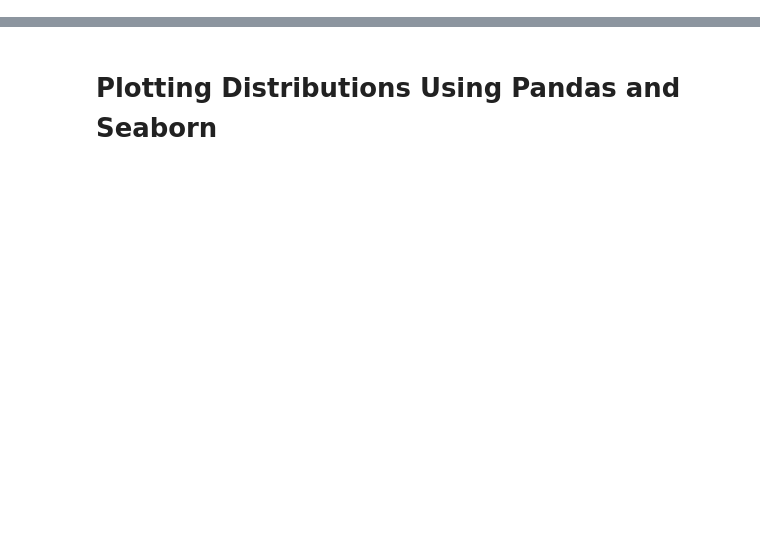
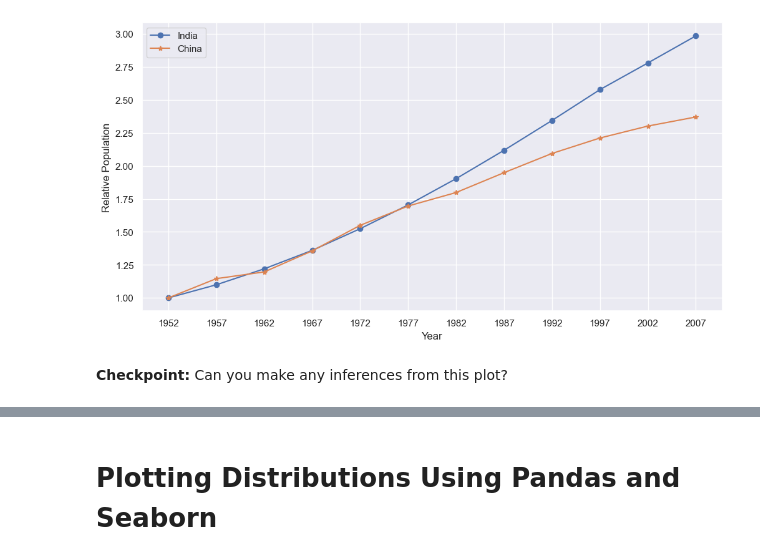
Before and after one commit to kamath-abhijith/Statistics-for-Data-Science, a Jupyter notebook: notebooks/02 Plotting Distributions.ipynb, the cells around one changed output, grey strips where cells are left out. Drawn from its saved outputs; the diff is of its cells as text; code cells hidden in the pictures; blank space fills up the shorter version.

```diff
--- a/notebooks/02 Plotting Distributions.ipynb
+++ b/notebooks/02 Plotting Distributions.ipynb
@@ -0,0 +81,16 @@
+# %%
+plt.figure(figsize=(12,6))
+plt.plot(indian.year, indian.population / indian.population.iloc[0], '-o', label=r'India')
+plt.plot(chinese.year, chinese.population / chinese.population.iloc[0], '-*', label=r'China')
+plt.legend()
+
+plt.ylabel(r'Relative Population')
+plt.xlabel(r'Year')
+
+plt.xticks(indian.year)
+
+plt.show()
+# %% [output]
+[figure, added]
+# %% [markdown]
+**Checkpoint:** Can you make any inferences from this plot?
```
Also changed, not shown: parts of 31 cells of this notebook, 15 other files.
